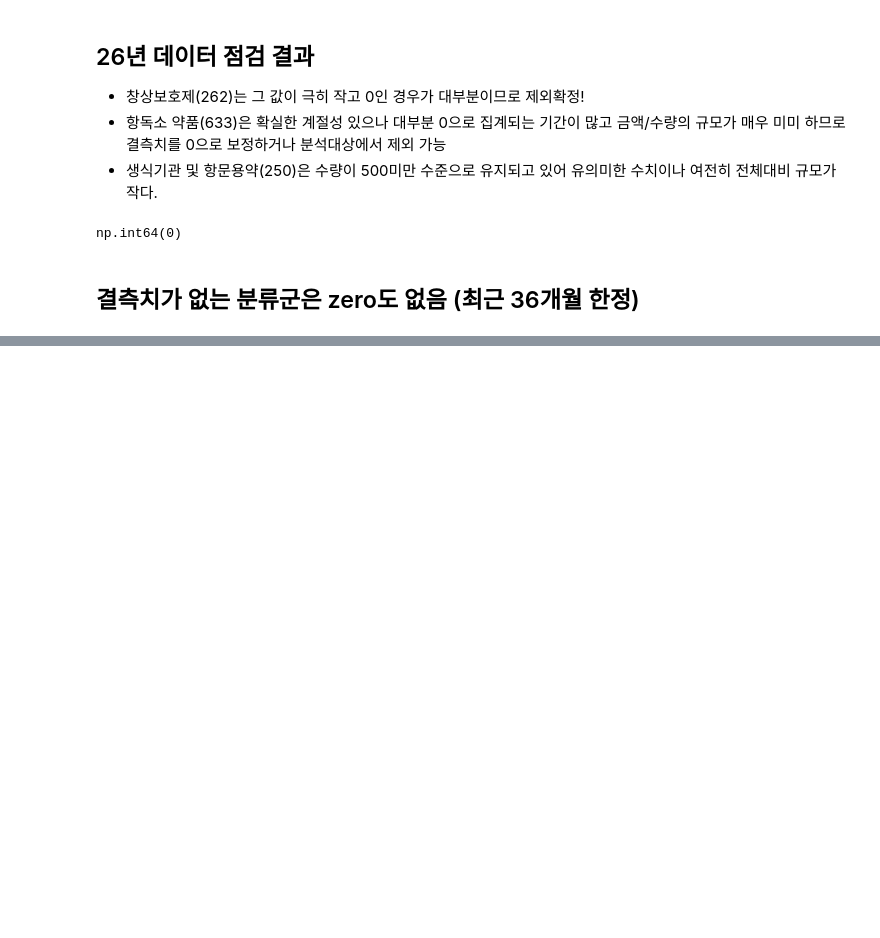
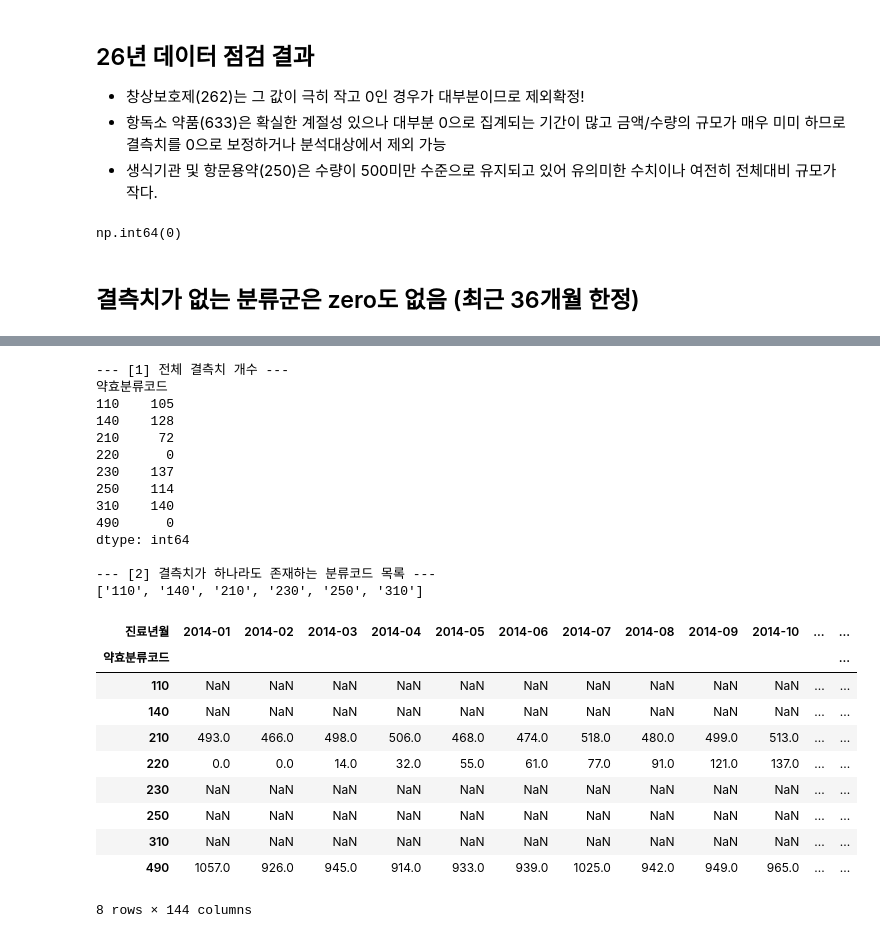
Before and after one commit to benskim/healthcareDA, a Jupyter notebook: src/1-1.meft/meft-audit-v1.ipynb, the cells around one changed output, grey strips where cells are left out. Cells and saved outputs as stored; diff of their text form; code cells hidden in the pictures; blank space fills up the shorter version.

Commit message:
update: meft-audit-v1.ipynb, meft-pick.ipynb - listup growth index and persistent codes for MEFT audit

```diff
--- a/src/1-1.meft/meft-audit-v1.ipynb
+++ b/src/1-1.meft/meft-audit-v1.ipynb
@@ -389,0 +399,53 @@ np.int64(0)
+# %%
+import pandas as pd
+
+# 1. 데이터 불러오기 (경로에 맞게 수정)
+df = pd.read_csv("../meft_2014-2025.csv")
+
+# 2. '약효분류코드'를 문자열로 변환 후 '0'으로 끝나는 코드 필터링
+# (정수형일 경우 % 10 == 0 조건으로 대체 가능: df[df['약효분류코드'] % 10 == 0])
+df['약효분류코드'] = df['약효분류코드'].astype(int).astype(str)
+filtered_df = df[df['약효분류코드'].str.endswith('0')]
+
+# 3. 연월별 금액 추이를 보기 위한 피벗 테이블 생성 (행: 약효분류코드, 열: 진료년월, 값: 사용금액_백만원)
+pivot_amt = filtered_df.pivot(
+    index='약효분류코드',
+    columns='진료년월',
+    values='사용금액_백만원'
+)
+
+# 4. 결측치(NaN) 확인
+print("--- [1] 전체 결측치 개수 ---")
+print(pivot_amt.isna().sum(axis=1))  # 전체 결측치 개수 출력
+
+print("\n--- [2] 결측치가 하나라도 존재하는 분류코드 목록 ---")
+missing_codes = pivot_amt[pivot_amt.isna().any(axis=1)].index.tolist()
+
+# 5. 연월별 금액 추이 확인 (필요시 상위 몇 개 코드만 출력)
+pivot_amt.head(10)
+# %% [output]
+--- [1] 전체 결측치 개수 ---
+약효분류코드
+110    105
+140    128
+210     72
+220      0
+230    137
+250    114
+310    140
+490      0
+dtype: int64
+
+--- [2] 결측치가 하나라도 존재하는 분류코드 목록 ---
+['110', '140', '210', '230', '250', '310']
+| 진료년월 | 2014-01 | 2014-02 | 2014-03 | 2014-04 | 2014-05 | 2014-06 | 2014-07 | 2014-08 | 2014-09 | 2014-10 | ... | ... |
+| 약효분류코드 |  |  |  |  |  |  |  |  |  |  |  | ... |
+| 110 | NaN | NaN | NaN | NaN | NaN | NaN | NaN | NaN | NaN | NaN | ... | ... |
+| 140 | NaN | NaN | NaN | NaN | NaN | NaN | NaN | NaN | NaN | NaN | ... | ... |
+| 210 | 493.0 | 466.0 | 498.0 | 506.0 | 468.0 | 474.0 | 518.0 | 480.0 | 499.0 | 513.0 | ... | ... |
+| 220 | 0.0 | 0.0 | 14.0 | 32.0 | 55.0 | 61.0 | 77.0 | 91.0 | 121.0 | 137.0 | ... | ... |
+| 230 | NaN | NaN | NaN | NaN | NaN | NaN | NaN | NaN | NaN | NaN | ... | ... |
+| 250 | NaN | NaN | NaN | NaN | NaN | NaN | NaN | NaN | NaN | NaN | ... | ... |
+| 310 | NaN | NaN | NaN | NaN | NaN | NaN | NaN | NaN | NaN | NaN | ... | ... |
+| 490 | 1057.0 | 926.0 | 945.0 | 914.0 | 933.0 | 939.0 | 1025.0 | 942.0 | 949.0 | 965.0 | ... | ... |
+8 rows × 144 columns
```
Also changed, not shown: parts of 3 cells of this notebook, 1 other file.
